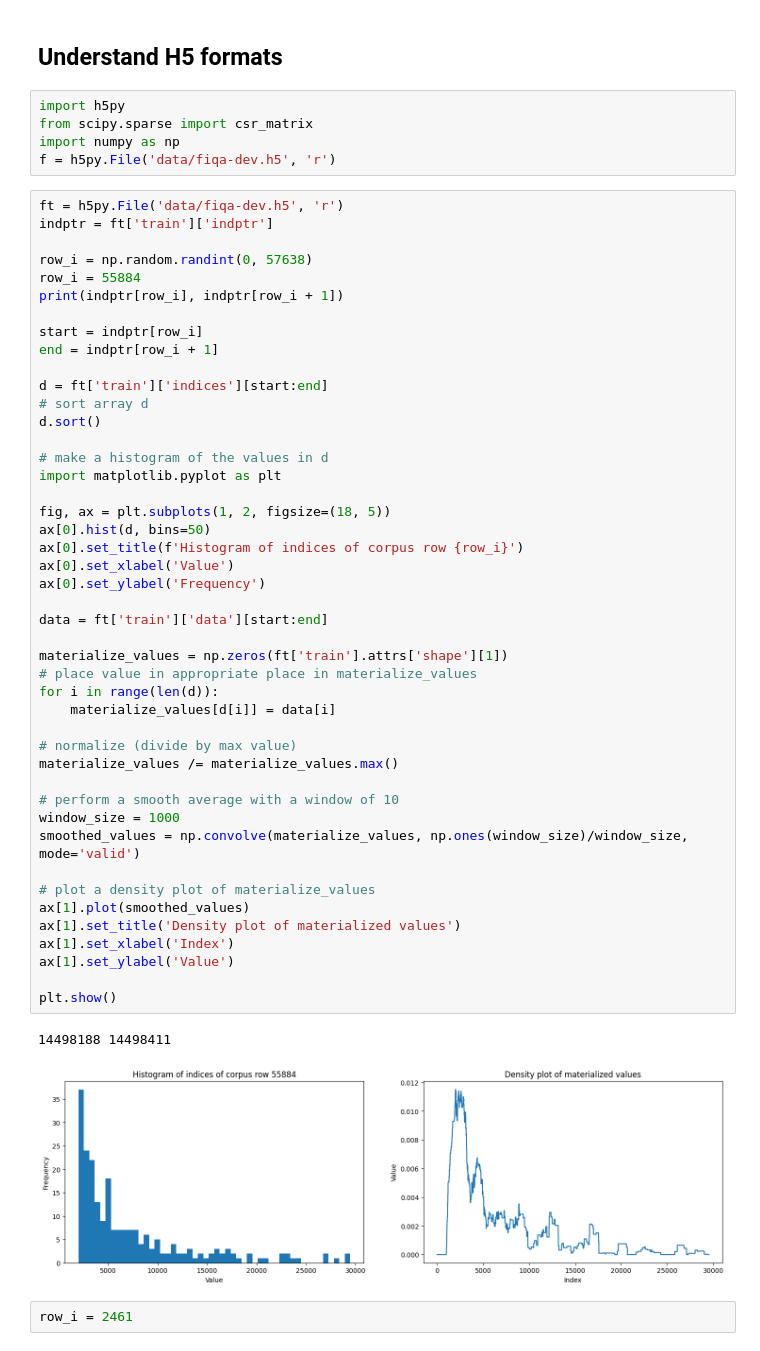
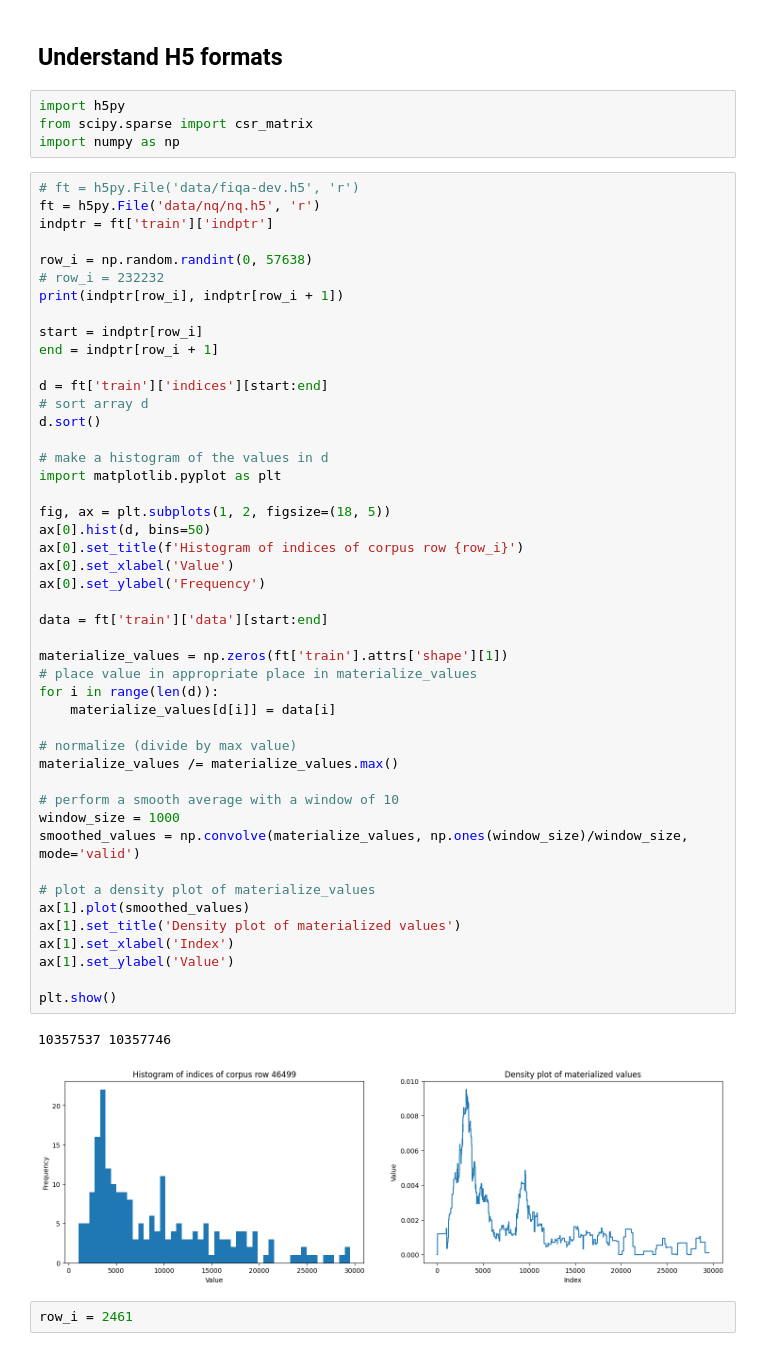
Before and after one commit to JJOL/sisap26-forbidden-steps, a Jupyter notebook: explore.ipynb, the cells around one changed output. Drawn from its saved outputs; the diff is of its cells as text.

```diff
--- a/explore.ipynb
+++ b/explore.ipynb
@@ -4,13 +4,13 @@
 import h5py
 from scipy.sparse import csr_matrix
 import numpy as np
-f = h5py.File('data/fiqa-dev.h5', 'r')
 # %%
-ft = h5py.File('data/fiqa-dev.h5', 'r')
+# ft = h5py.File('data/fiqa-dev.h5', 'r')
+ft = h5py.File('data/nq/nq.h5', 'r')
 indptr = ft['train']['indptr']
 
 row_i = np.random.randint(0, 57638)
-row_i = 55884
+# row_i = 232232
 print(indptr[row_i], indptr[row_i + 1])
 
 start = indptr[row_i]
@@ -24,35 +24,35 @@ d.sort()
 import matplotlib.pyplot as plt
 
 fig, ax = plt.subplots(1, 2, figsize=(18, 5))
 ax[0].hist(d, bins=50)
 ax[0].set_title(f'Histogram of indices of corpus row {row_i}')
 ax[0].set_xlabel('Value')
 ax[0].set_ylabel('Frequency')
 
 data = ft['train']['data'][start:end]
 
 materialize_values = np.zeros(ft['train'].attrs['shape'][1])
 # place value in appropriate place in materialize_values
 for i in range(len(d)):
     materialize_values[d[i]] = data[i]
 
 # normalize (divide by max value)
 materialize_values /= materialize_values.max()
 
 # perform a smooth average with a window of 10
 window_size = 1000
 smoothed_values = np.convolve(materialize_values, np.ones(window_size)/window_size, mode='valid')
 
 # plot a density plot of materialize_values
 ax[1].plot(smoothed_values)
 ax[1].set_title('Density plot of materialized values')
 ax[1].set_xlabel('Index')
 ax[1].set_ylabel('Value')
 
 plt.show()
 # %% [output]
-14498188 14498411
+10357537 10357746
-[figure, old version]
+[figure, new version]
 # %%
 row_i = 2461
 # %%
```
Also changed, not shown: parts of 6 cells of this notebook, 5 other files.
